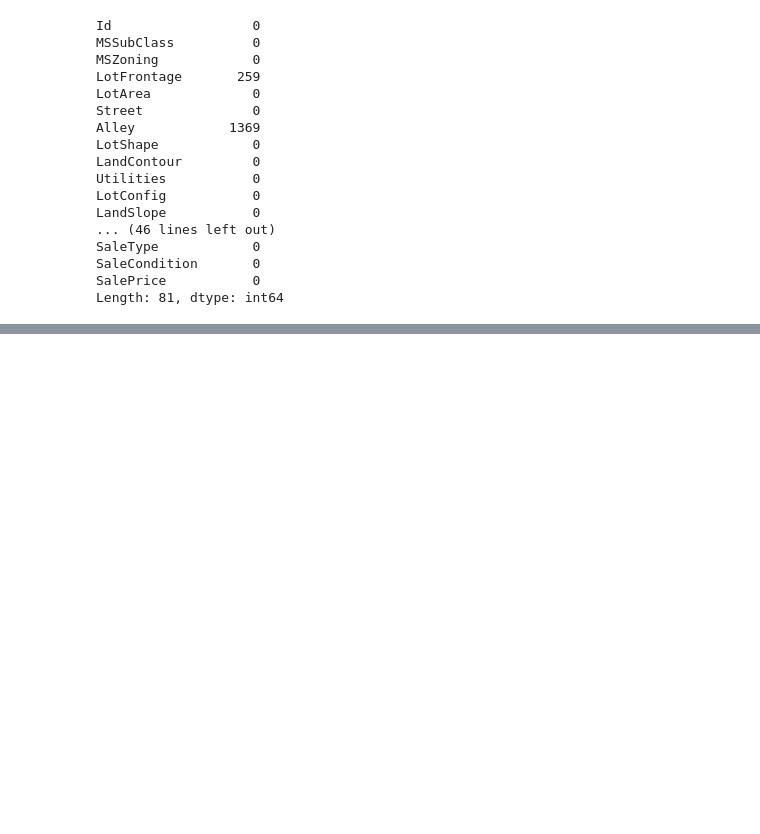
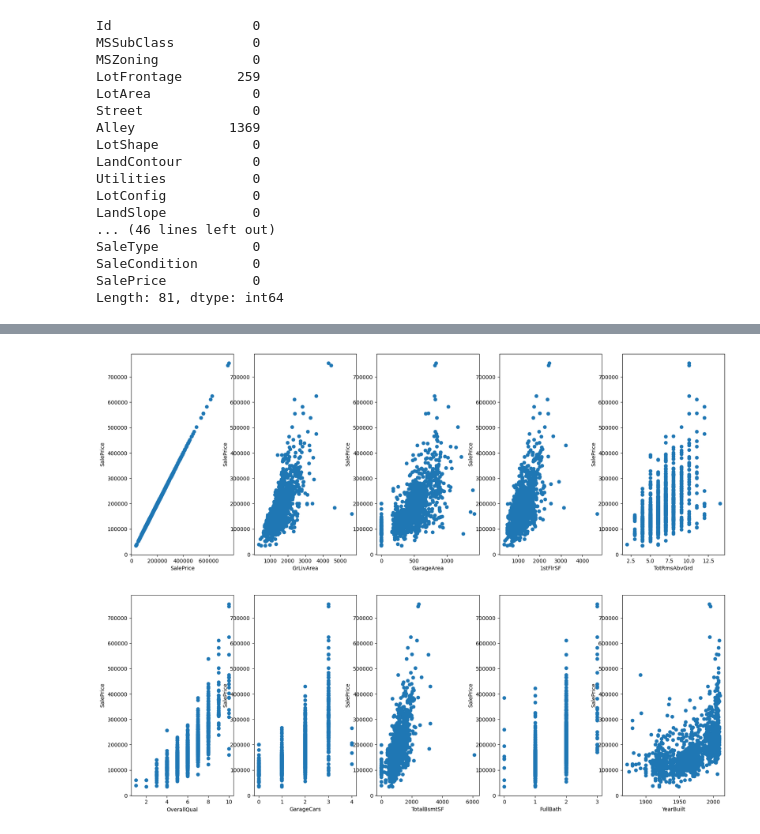
Before and after one commit to pranathadoddy/house-price-prediction, a Jupyter notebook: House_Prediction.ipynb, the cells around one changed output, grey strips where cells are left out. Saved outputs shown, nothing was run; the diff lists cells and outputs as text; code cells hidden in the pictures; blank space fills up the shorter version.

```diff
--- a/House_Prediction.ipynb
+++ b/House_Prediction.ipynb
@@ -71,0 +83,13 @@ Length: 81, dtype: int64
+# %%
+fig, axs = plt.subplots(2, 5, figsize = (20, 15))
+x, y = 0, 0
+for col in corr_cols:
+  axs[x, y].scatter(x = df_train[col], y = df_train['SalePrice'])
+  axs[x, y].set_xlabel(col)
+  axs[x, y].set_ylabel('SalePrice')
+  x += 1
+  if x == 2:
+    x = 0
+    y += 1
+# %% [output]
+[figure, added]
```
Also changed, not shown: parts of 2 cells of this notebook.
